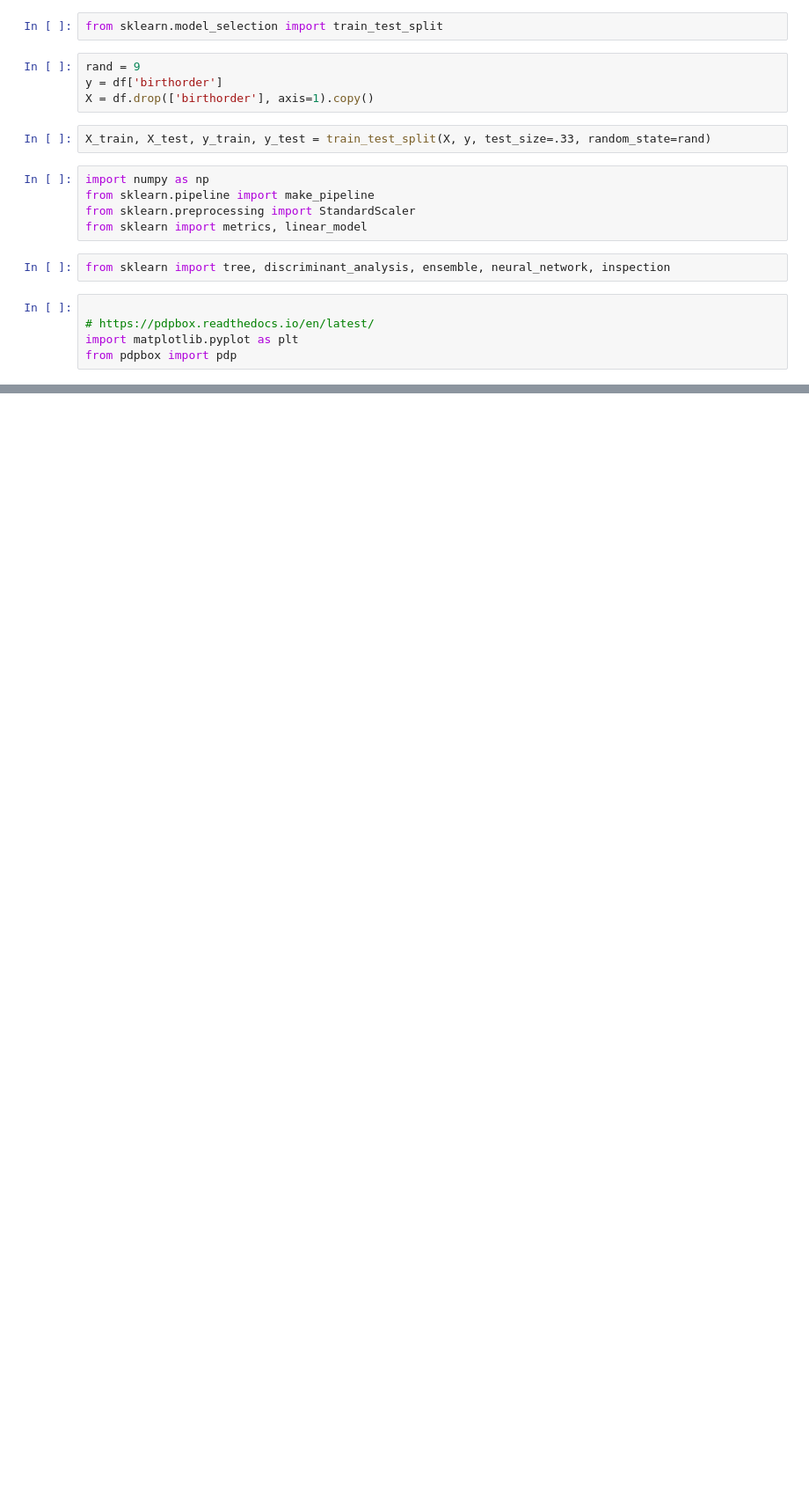
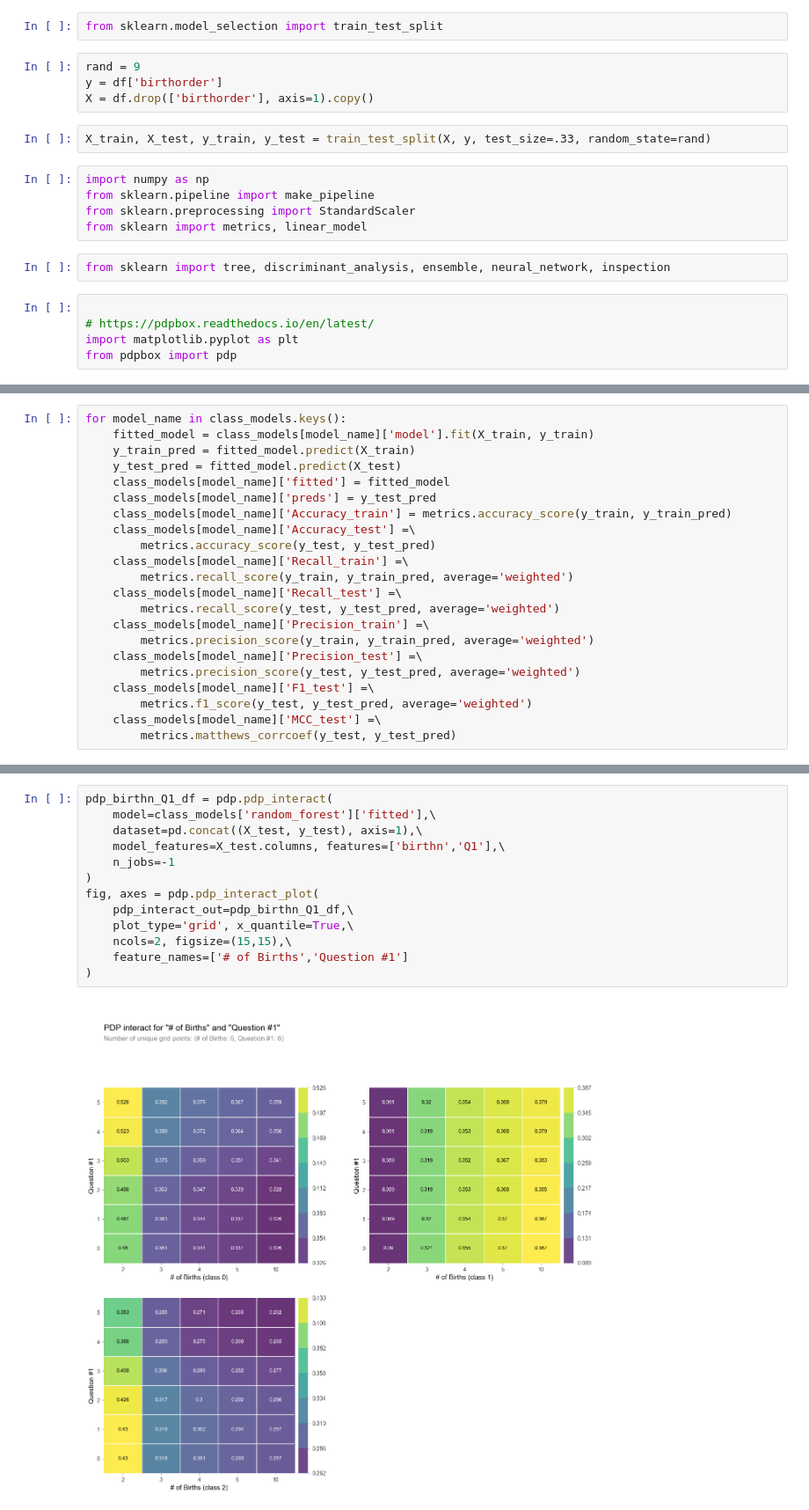
Before and after one commit to lgarzia/explainability, a Jupyter notebook: IML_Chap4.ipynb, the cells around one changed output, grey strips where cells are left out. Shown at 88% size. Saved outputs shown, nothing was run; the diff lists cells and outputs as text; blank space fills up the shorter version.

```diff
--- a/IML_Chap4.ipynb
+++ b/IML_Chap4.ipynb
@@ -73,0 +84,22 @@ random_forest = ensemble.RandomForestClassifier(max_depth=11, n_estimators=300,
+# %%
+for model_name in class_models.keys():
+    fitted_model = class_models[model_name]['model'].fit(X_train, y_train)
+    y_train_pred = fitted_model.predict(X_train)
+    y_test_pred = fitted_model.predict(X_test)
+    class_models[model_name]['fitted'] = fitted_model
+    class_models[model_name]['preds'] = y_test_pred
+    class_models[model_name]['Accuracy_train'] = metrics.accuracy_score(y_train, y_train_pred)
+    class_models[model_name]['Accuracy_test'] =\
+        metrics.accuracy_score(y_test, y_test_pred)
+    class_models[model_name]['Recall_train'] =\
+        metrics.recall_score(y_train, y_train_pred, average='weighted')
+    class_models[model_name]['Recall_test'] =\
+        metrics.recall_score(y_test, y_test_pred, average='weighted')
+    class_models[model_name]['Precision_train'] =\
+        metrics.precision_score(y_train, y_train_pred, average='weighted')
+    class_models[model_name]['Precision_test'] =\
+        metrics.precision_score(y_test, y_test_pred, average='weighted')
+    class_models[model_name]['F1_test'] =\
+        metrics.f1_score(y_test, y_test_pred, average='weighted')
+    class_models[model_name]['MCC_test'] =\
+        metrics.matthews_corrcoef(y_test, y_test_pred)
@@ -73,0 +426,15 @@ random_forest = ensemble.RandomForestClassifier(max_depth=11, n_estimators=300,
+# %%
+pdp_birthn_Q1_df = pdp.pdp_interact(
+    model=class_models['random_forest']['fitted'],\
+    dataset=pd.concat((X_test, y_test), axis=1),\
+    model_features=X_test.columns, features=['birthn','Q1'],\
+    n_jobs=-1
+)
+fig, axes = pdp.pdp_interact_plot(
+    pdp_interact_out=pdp_birthn_Q1_df,\
+    plot_type='grid', x_quantile=True,\
+    ncols=2, figsize=(15,15),\
+    feature_names=['# of Births','Question #1']
+)
+# %% [output]
+[figure, added]
```
Also changed, not shown: parts of 35 cells of this notebook.
